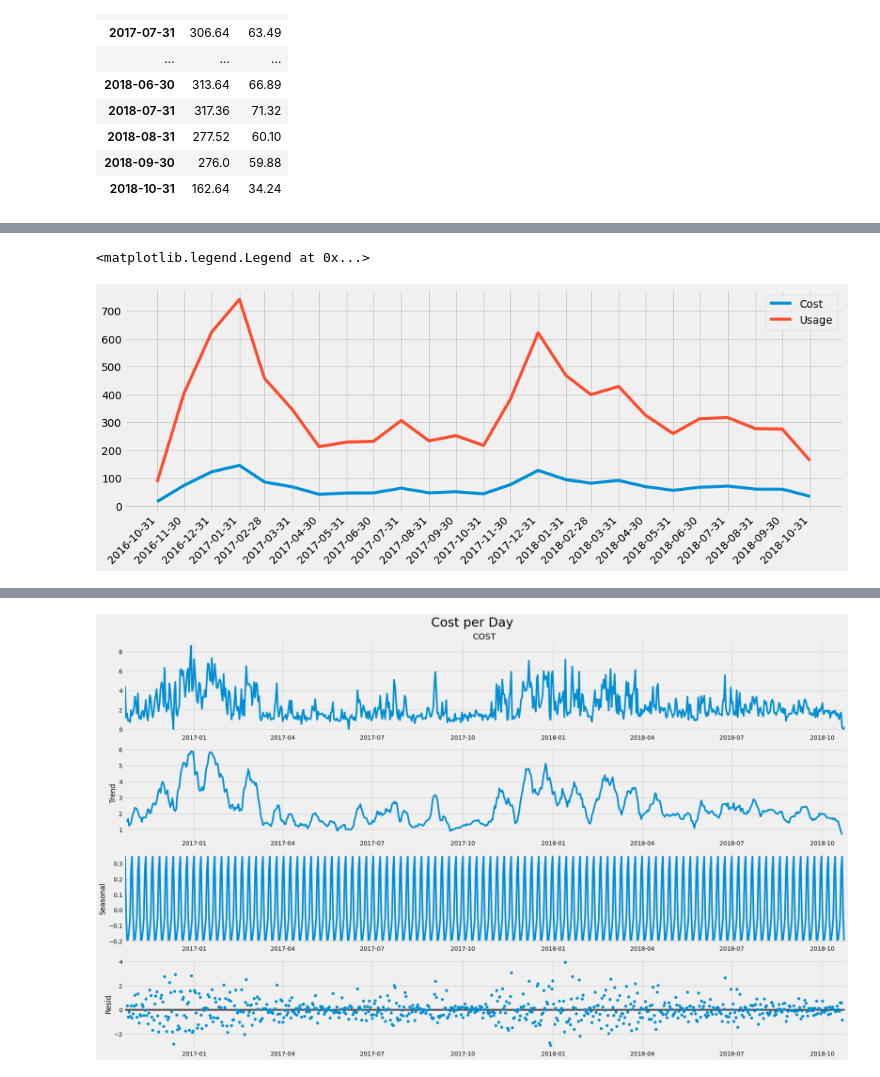
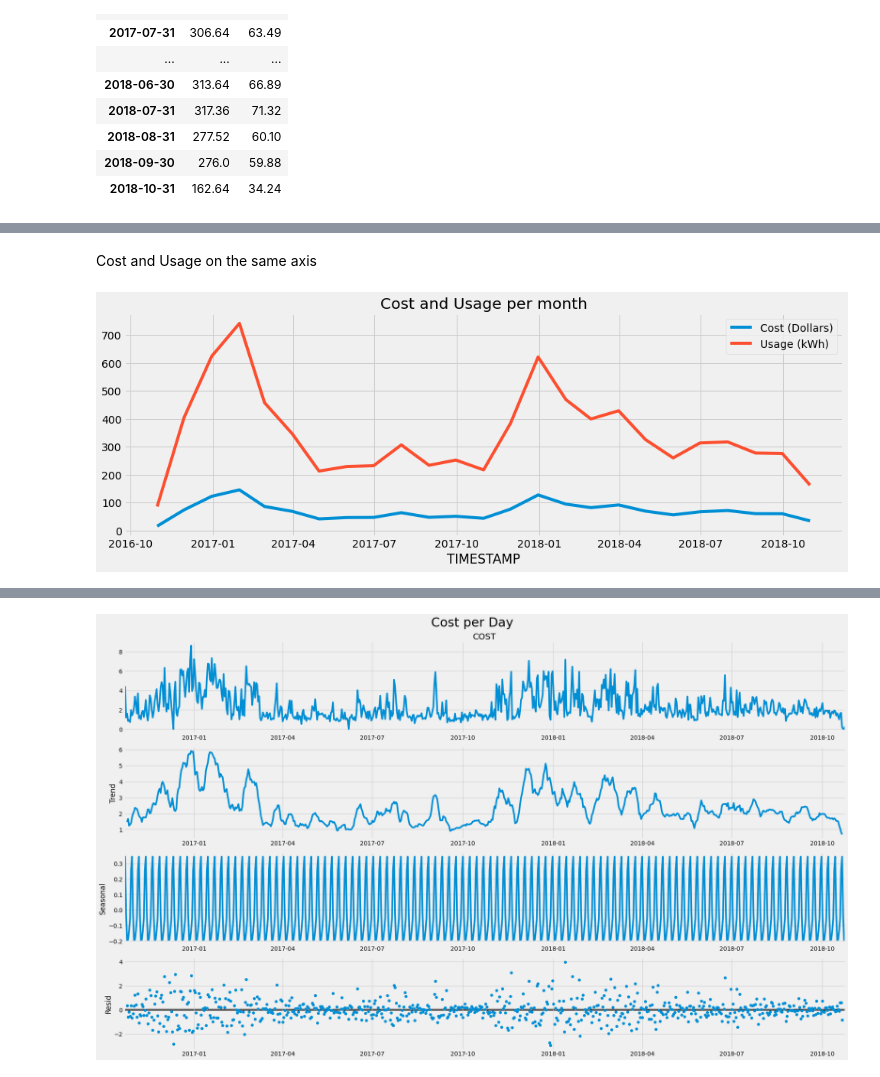
Before and after one commit to dblilienthal/Energy-Forcasting, a Jupyter notebook: Household Energy Modeling.ipynb, the cells around one changed output, grey strips where cells are left out. Cells and saved outputs as stored; diff of their text form; code cells hidden in the pictures.

```diff
--- a/Household Energy Modeling.ipynb
+++ b/Household Energy Modeling.ipynb
@@ -264,9 +198,12 @@ Freq: M, Name: USAGE, dtype: Float64
+# %% [markdown]
+Cost and Usage on the same axis
 # %%
 plt.figure(figsize=(15,5))
-plt.plot(df_month.index, df_month['COST'].values, label='Cost')
-plt.plot(df_month.index, df_month['USAGE'].tolist(), label='Usage')
-plt.xticks(df_month.index, rotation=45, ha='right')
-plt.legend()
+plt.plot(df_month.index, df_month['COST'].values, label='Cost (Dollars)')
+plt.plot(df_month.index, df_month['USAGE'].tolist(), label='Usage (kWh)')
+#plt.xticks(df_month.index, rotation=45, ha='right')
+plt.title('Cost and Usage per month')
+plt.xlabel('TIMESTAMP')
+plt.legend();
 # %% [output]
-<matplotlib.legend.Legend at 0x...>
-[figure, old version]
+[figure, new version]
```
Also changed, not shown: parts of 29 cells of this notebook.
